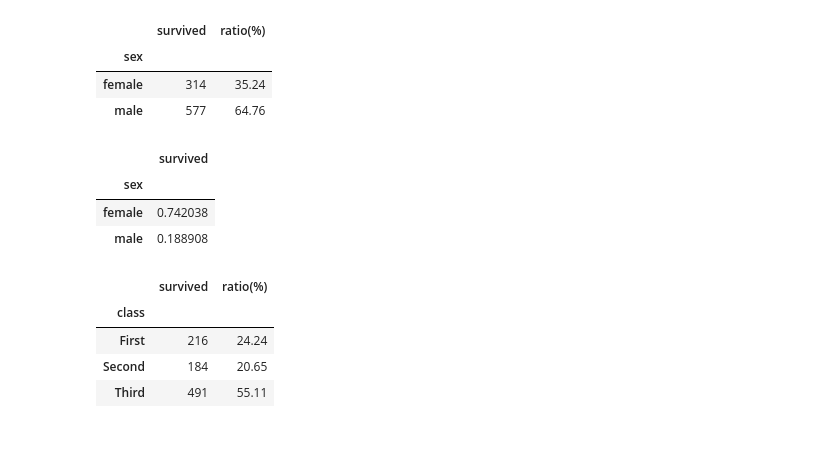
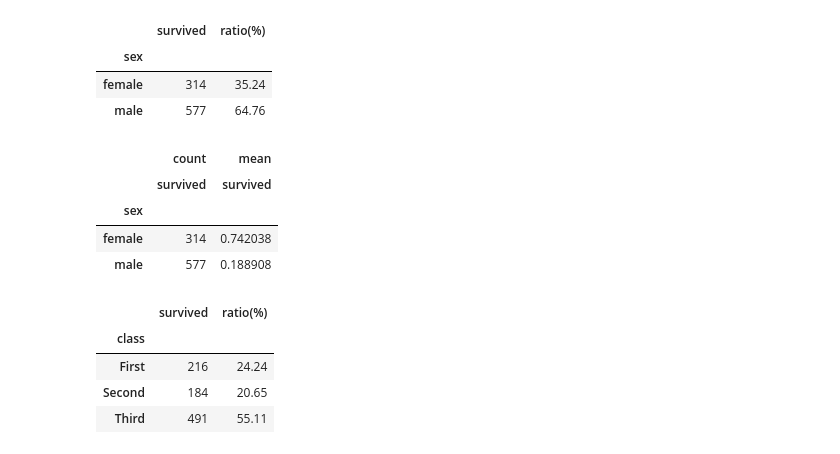
Before and after one commit to beegramin9/DataScience, a Jupyter notebook: 03_pandas/11_1111.ipynb, the cells around one changed output. Cells and saved outputs as stored; diff of their text form; code cells hidden in the pictures.

```diff
--- a/03_pandas/11_1111.ipynb
+++ b/03_pandas/11_1111.ipynb
@@ -225,12 +235,13 @@ sex
 | female | 314 | 35.24 |
 | male | 577 | 64.76 |
 # %%
-titanic.pivot_table('survived','sex', aggfunc='mean')
+titanic.pivot_table('survived','sex', aggfunc=['count','mean'])
 # %% [output]
-|  | survived |
-| sex |  |
-| female | 0.742038 |
-| male | 0.188908 |
+|  | count | mean |
+|  | survived | survived |
+| sex |  |  |
+| female | 314 | 0.742038 |
+| male | 577 | 0.188908 |
 # %%
 class_ = titanic.pivot_table('survived', 'class', None, aggfunc="count")
 class_['ratio(%)'] = round(class_['survived'] / titanic.survived.count() * 100,2)
```
Also changed, not shown: parts of 16 cells of this notebook, 1 other file.
